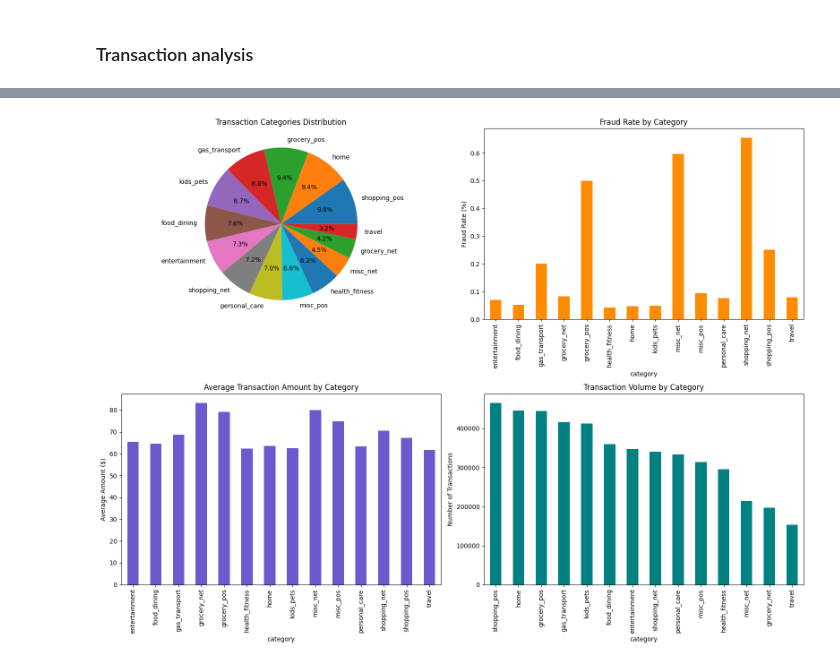
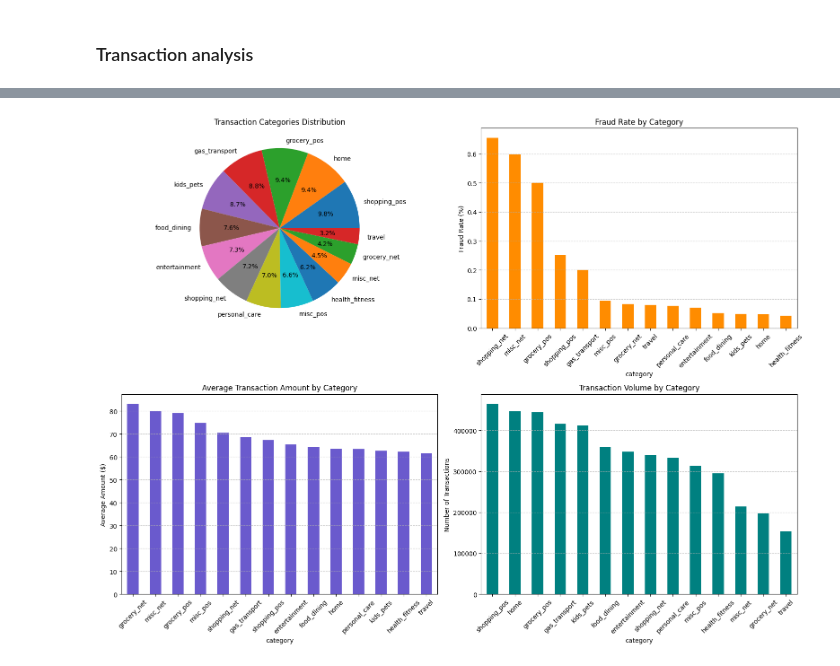
Before and after one commit to lcabrp/card_transactions_analysis, a Jupyter notebook: 02_analysis.ipynb, the cells around one changed output, grey strips where cells are left out. Cells and saved outputs as stored; diff of their text form; code cells hidden in the pictures.

```diff
--- a/02_analysis.ipynb
+++ b/02_analysis.ipynb
@@ -6,6 +5,2 @@ Libraries imported successfully
-# %%
-import matplotlib.pyplot as plt
-%matplotlib inline
-plt.style.use('default')  # Ensures clean plotting environment
 # %%
 # Defining global variables
@@ -107,20 +101,20 @@ Gender Distribution:
 # %%
 # Top 10 States
 num_states_viz = 10
-state_counts = customers_df['state'].value_counts().head(num_states_viz)
+state_counts = customers_df['state'].value_counts().head(num_states_viz).sort_values(ascending=True)
 
 print(f"\nTop {num_states_viz} States by Customer Count:")
 for state, count in state_counts.items():
     print(f"  {state}: {count} customers")
 
-plt.figure(figsize=(10, 8))
-# Convert to list to avoid array type issues
+plt.figure(figsize=(8, 6))
+# Convert to list to avoid array type issues( Pylance )
 plt.barh(range(len(state_counts)), list(state_counts.values), color=color_teal)
 plt.yticks(range(len(state_counts)), list(state_counts.index))
 plt.xlabel('Number of Customers')
 plt.title(f'Top {num_states_viz} States by Customer Count')
 plt.grid(True, alpha=0.3, axis='x')
-plt.gca().invert_yaxis()  # Put highest at top
+#plt.gca().invert_yaxis()  # Put highest at top
 plt.tight_layout()
 plt.show()
 # %% [output]
@@ -351,31 +291,38 @@ The default of observed=False is deprecated and will be changed to True in a fut
 # %%
-# 2.1 Category distribution with fraud overlay
+# Category distribution
 fig, axes = plt.subplots(2, 2, figsize=(16, 12))
 
 # Category distribution
-category_counts = transactions_df['category'].value_counts()
-axes[0,0].pie(category_counts.values, labels=category_counts.index, autopct='%1.1f%%')
+axes[0,0].pie(category_dist.values, labels=category_dist.index, autopct='%1.1f%%')
 axes[0,0].set_title('Transaction Categories Distribution')
 
 # Fraud rate by category
-fraud_by_category = transactions_df.groupby('category')['is_fraud'].agg(['count', 'sum', 'mean'])
-fraud_by_category['fraud_rate'] = fraud_by_category['mean'] * 100
-fraud_by_category['fraud_rate'].plot(kind='bar', ax=axes[0,1], color=color_orange)
+fraud_by_category = transactions_df.groupby('category')['is_fraud'].mean() * 100
+fraud_by_category = fraud_by_category.sort_values(ascending=False) # Sort by fraud rate
+fraud_by_category.plot(kind='bar', ax=axes[0,1], color=color_orange)
 axes[0,1].set_title('Fraud Rate by Category')
 axes[0,1].set_ylabel('Fraud Rate (%)')
+axes[0,1].tick_params(axis='x', rotation=45)
+axes[0,1].grid(axis='y', linestyle='--', alpha=0.7)
 
 # Average amount by category
 avg_amount_by_category = transactions_df.groupby('category')['amt'].mean()
+avg_amount_by_category = avg_amount_by_category.sort_values(ascending=False) # Sort by amount
 avg_amount_by_category.plot(kind='bar', ax=axes[1,0], color=color_purple)
 axes[1,0].set_title('Average Transaction Amount by Category')
 axes[1,0].set_ylabel('Average Amount ($)')
+axes[1,0].tick_params(axis='x', rotation=45)
+axes[1,0].grid(axis='y', linestyle='--', alpha=0.7)
 
 # Transaction volume by category
-category_counts.plot(kind='bar', ax=axes[1,1], color=color_teal)
+category_dist = category_dist.sort_values(ascending=False) # Sort by volume
+category_dist.plot(kind='bar', ax=axes[1,1], color=color_teal)
 axes[1,1].set_title('Transaction Volume by Category')
 axes[1,1].set_ylabel('Number of Transactions')
+axes[1,1].tick_params(axis='x', rotation=45)
+axes[1,1].grid(axis='y', linestyle='--', alpha=0.7)
 
 plt.tight_layout()
 plt.show()
 # %% [output]
-[figure, old version]
+[figure, new version]
```
Also changed, not shown: parts of 23 cells of this notebook, 5 other files.
